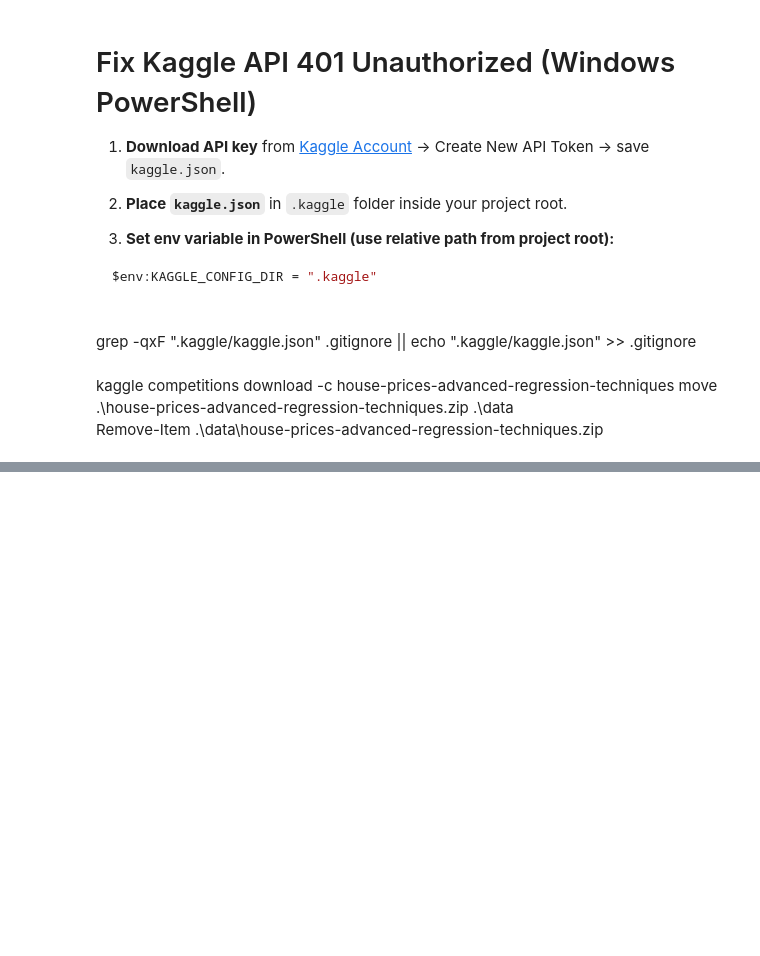
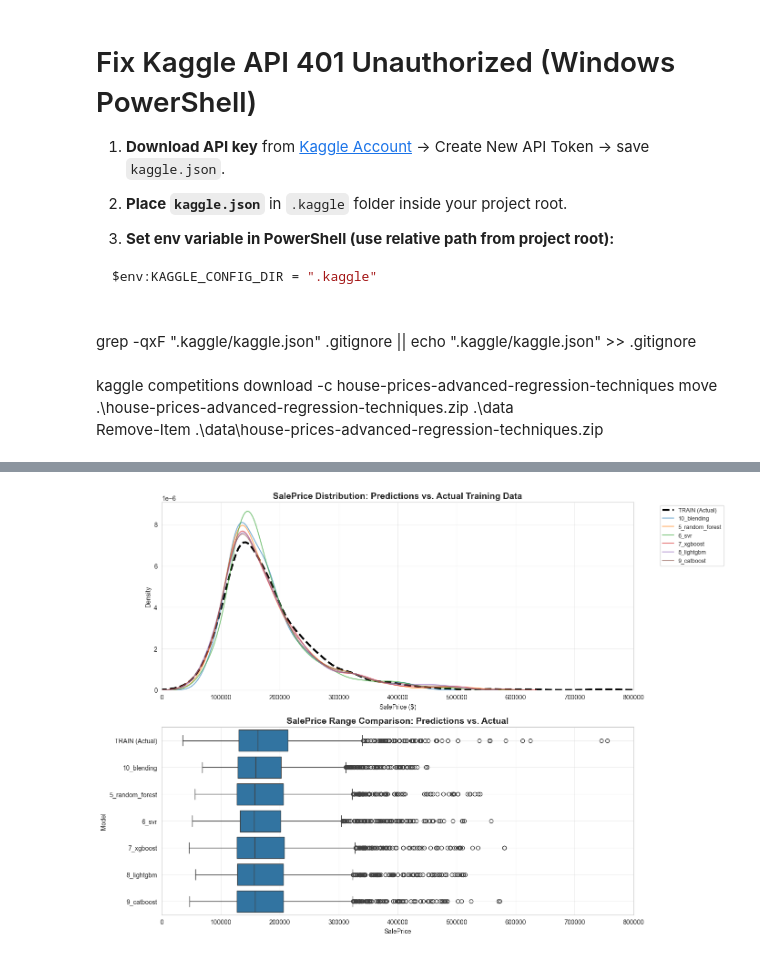
Before and after one commit to FranckNgN/kaggle-house-prices, a Jupyter notebook: notebooks/Journal.ipynb, the cells around one changed output, grey strips where cells are left out. Drawn from its saved outputs; the diff is of its cells as text; code cells hidden in the pictures; blank space fills up the shorter version.

```diff
--- a/notebooks/Journal.ipynb
+++ b/notebooks/Journal.ipynb
@@ -57,0 +181,38 @@ foreach ($file in $files) {
+# %%
+# Load training data for reference
+try:
+    train_df = pd.read_csv(config.TRAIN_PROCESS6_CSV)
+    y_train = np.expm1(train_df["logSP"])
+
+    # Distribution comparison
+    fig, axes = plt.subplots(2, 1, figsize=(14, 10))
+
+    # KDE Plot
+    ax1 = axes[0]
+    sns.kdeplot(y_train, label="TRAIN (Actual)", color="black", linewidth=3, linestyle="--", ax=ax1)
+    for col in valid_models:
+        sns.kdeplot(df_valid[col], label=col, alpha=0.6, ax=ax1)
+    ax1.set_title("SalePrice Distribution: Predictions vs. Actual Training Data", fontsize=14, fontweight='bold')
+    ax1.set_xlabel("SalePrice ($)")
+    ax1.set_xlim(0, 800000)
+    ax1.legend(bbox_to_anchor=(1.05, 1), loc='upper left', fontsize=9)
+    ax1.grid(True, alpha=0.3)
+
+    # Boxplot
+    ax2 = axes[1]
+    df_melted = df_valid.melt(var_name="Model", value_name="SalePrice")
+    train_melted = pd.DataFrame({"Model": ["TRAIN (Actual)"] * len(y_train), "SalePrice": y_train})
+    df_plot = pd.concat([train_melted, df_melted], ignore_index=True)
+
+    sns.boxplot(x="SalePrice", y="Model", data=df_plot, ax=ax2)
+    ax2.set_title("SalePrice Range Comparison: Predictions vs. Actual", fontsize=14, fontweight='bold')
+    ax2.set_xlim(0, 800000)
+    ax2.grid(True, alpha=0.3)
+
+    plt.tight_layout()
+    plt.show()
+
+except Exception as e:
+    print(f"Could not load training data: {e}")
+# %% [output]
+[figure, added]
```
Also changed, not shown: parts of 8 cells of this notebook.
